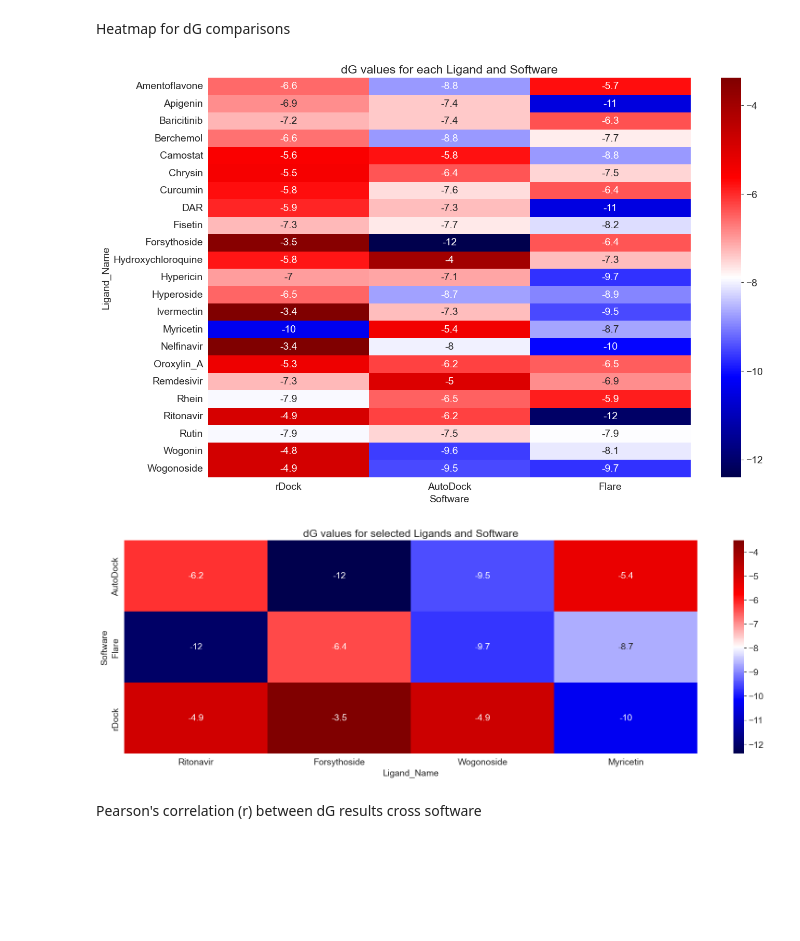
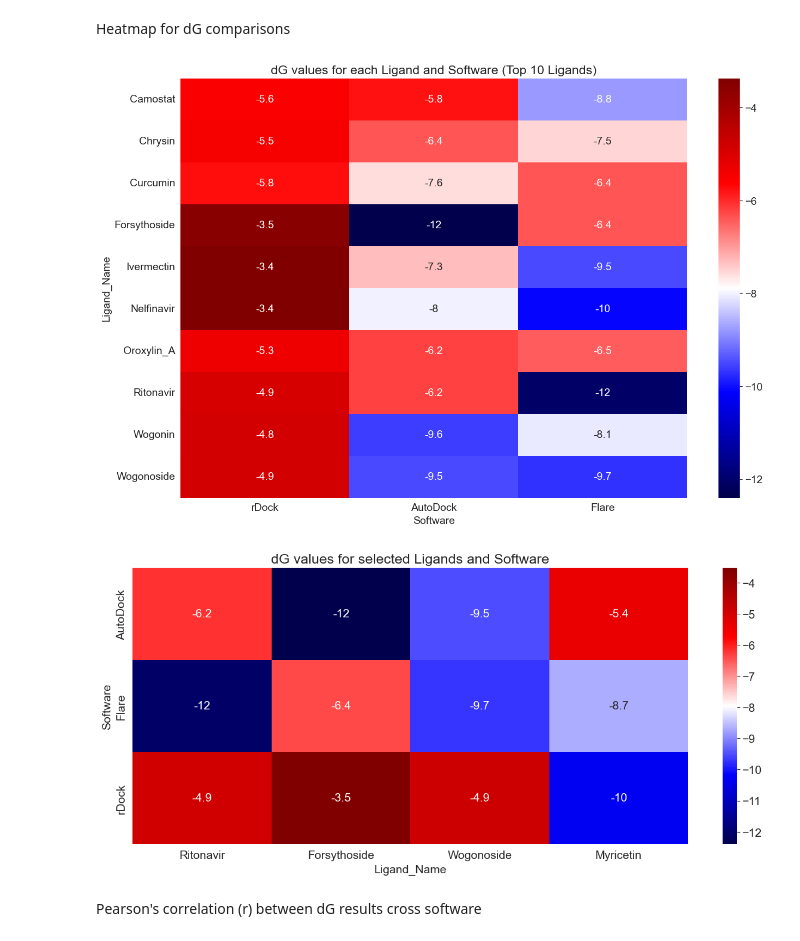
Before and after one commit to GrignardReagent/SARS-CoV-2-Docking-Project, a Jupyter notebook: presentation_prep.ipynb, the cells around one changed output. Saved outputs shown, nothing was run; the diff lists cells and outputs as text; code cells hidden in the pictures; blank space fills up the shorter version.

Commit message:
changing heatmap to top 10, size of heatmap_sele

```diff
--- a/presentation_prep.ipynb
+++ b/presentation_prep.ipynb
@@ -114,33 +114,37 @@ Heatmap for dG comparisons
 df_dg_autodock['Software'] = 'AutoDock'
 df_dg_flare['Software'] = 'Flare'
 df_dg_rdock['Software'] = 'rDock'
+# sorting each dataframe by 'dG' column from highest to lowest
+df_dg_autodock = df_dg_autodock.sort_values(by='dG', ascending=False)
+df_dg_flare = df_dg_flare.sort_values(by='dG', ascending=False)
+df_dg_rdock = df_dg_rdock.sort_values(by='dG', ascending=False)
 # Concatenate the dataframes
 df_all = pd.concat([df_dg_rdock, df_dg_autodock, df_dg_flare])
 df_all = df_all.dropna(subset=['dG'])
 df_all['dG'].fillna(0, inplace=True)
 # %%
 # # Sort the dataframes by 'dG' column and select the top 10 rows
-df_all_top10 = df_all.sort_values(by='dG', ascending=False).head(10)
+df_all_top10 = df_all.head(10)
 top10_lig_name = df_all_top10['Ligand_Name']
 df_all_top10 = df_all[df_all['Ligand_Name'].isin(top10_lig_name)]
 # %%
 # Pivot the dataframe to get the desired format for the heatmap
-df_pivot = df_all.pivot(index='Ligand_Name', columns='Software', values='dG')
+df_pivot = df_all_top10.pivot(index='Ligand_Name', columns='Software', values='dG')
 # Drop the rows where all dG values are missing
 df_pivot = df_pivot.dropna(how='all')
 # Reorder the columns
 df_pivot = df_pivot[['rDock', 'AutoDock', 'Flare']]
 
 # Create the heatmap
 plt.figure(figsize=(15, 10))
 # Set the default font size
 plt.rcParams.update({'font.size': 14})  # Adjust as needed
 sns.heatmap(df_pivot, annot=True, cmap='seismic')
-plt.title('dG values for each Ligand and Software')
+plt.title('dG values for each Ligand and Software (Top 10 Ligands)')
 plt.savefig('dG_heatmap.png')
 plt.show()
 # %% [output]
-[figure, old version]
+[figure, new version]
 # %%
 #draw a heatmap to show results for Ritonavir, Forsythoside, Wogonoside, and Myricetin
 ligands = ['Ritonavir', 'Forsythoside', 'Wogonoside', 'Myricetin']
@@ -154,14 +158,14 @@ df_pivot_selected = df_selected.pivot(index='Software', columns='Ligand_Name', v
 df_pivot_selected = df_pivot_selected[ligands]
 
 # Create the heatmap
-plt.figure(figsize=(20, 6))
+plt.figure(figsize=(15, 6))
 plt.rcParams.update({'font.size': 14})
 sns.heatmap(df_pivot_selected, annot=True, cmap='seismic')
 plt.title('dG values for selected Ligands and Software')
 plt.savefig('dG_heatmap_sele_lig.png')
 plt.show()
 # %% [output]
-[figure, old version]
+[figure, new version]
 # %% [markdown]
 Pearson's correlation (r) between dG results cross software
 # %%
```
Also changed, not shown: parts of 1 cell of this notebook, 2 other files.
